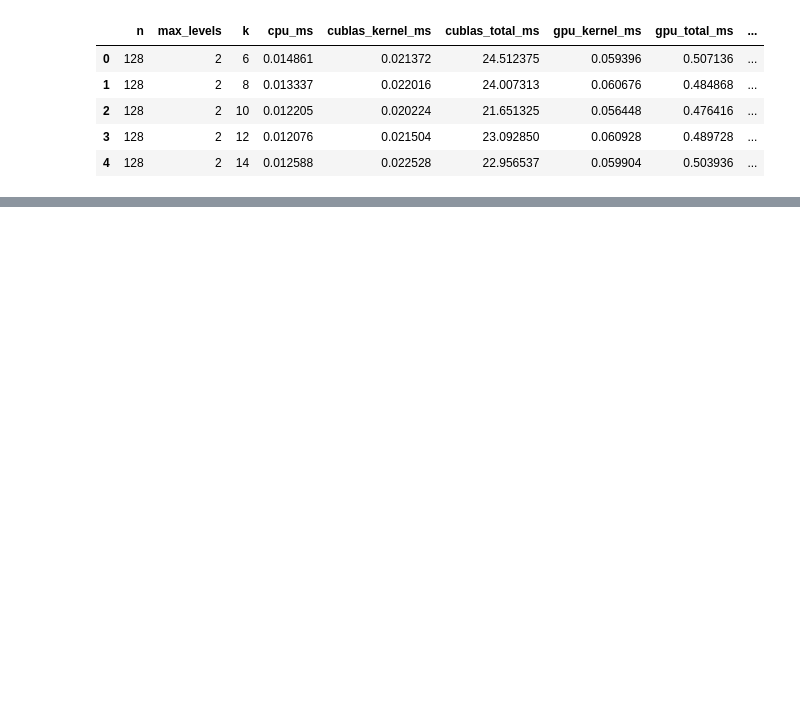
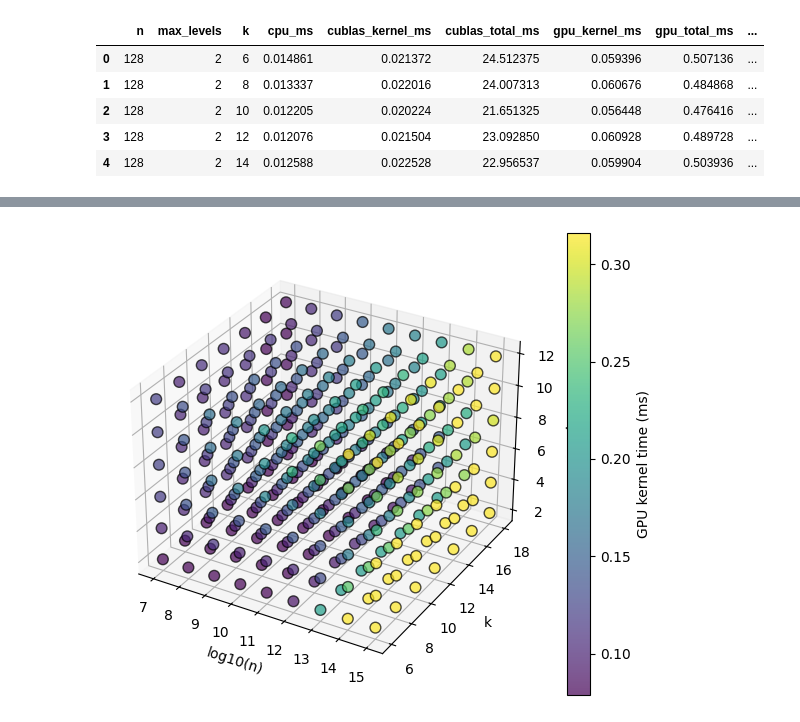
Before and after one commit to jonathanwangyc/cs598hpc-final-project, a Jupyter notebook: postprocess.ipynb, the cells around one changed output, grey strips where cells are left out. Cells and saved outputs as stored; diff of their text form; code cells hidden in the pictures; blank space fills up the shorter version.

```diff
--- a/postprocess.ipynb
+++ b/postprocess.ipynb
@@ -16,0 +111,21 @@ df.head()
+# %%
+times = df_warmup["gpu_kernel_ms"]
+vmin, vmax = np.percentile(times, [10, 90])
+
+fig = plt.figure(figsize=(7,6))
+ax = fig.add_subplot(111, projection='3d')
+sc = ax.scatter(
+    df_warmup["log_n"], df_warmup["k"], df_warmup["max_levels"],
+    c=df_warmup["gpu_kernel_ms"],
+    cmap="viridis",
+    vmin=vmin,    # clamp the color‐map
+    vmax=vmax,
+    s=60, edgecolor="k", alpha=0.8
+)
+ax.set_xlabel("log10(n)")
+ax.set_ylabel("k")
+ax.set_zlabel("max_levels")
+fig.colorbar(sc, ax=ax, label="GPU kernel time (ms)")
+plt.show()
+# %% [output]
+[figure, added]
```
Also changed, not shown: parts of 19 cells of this notebook.
